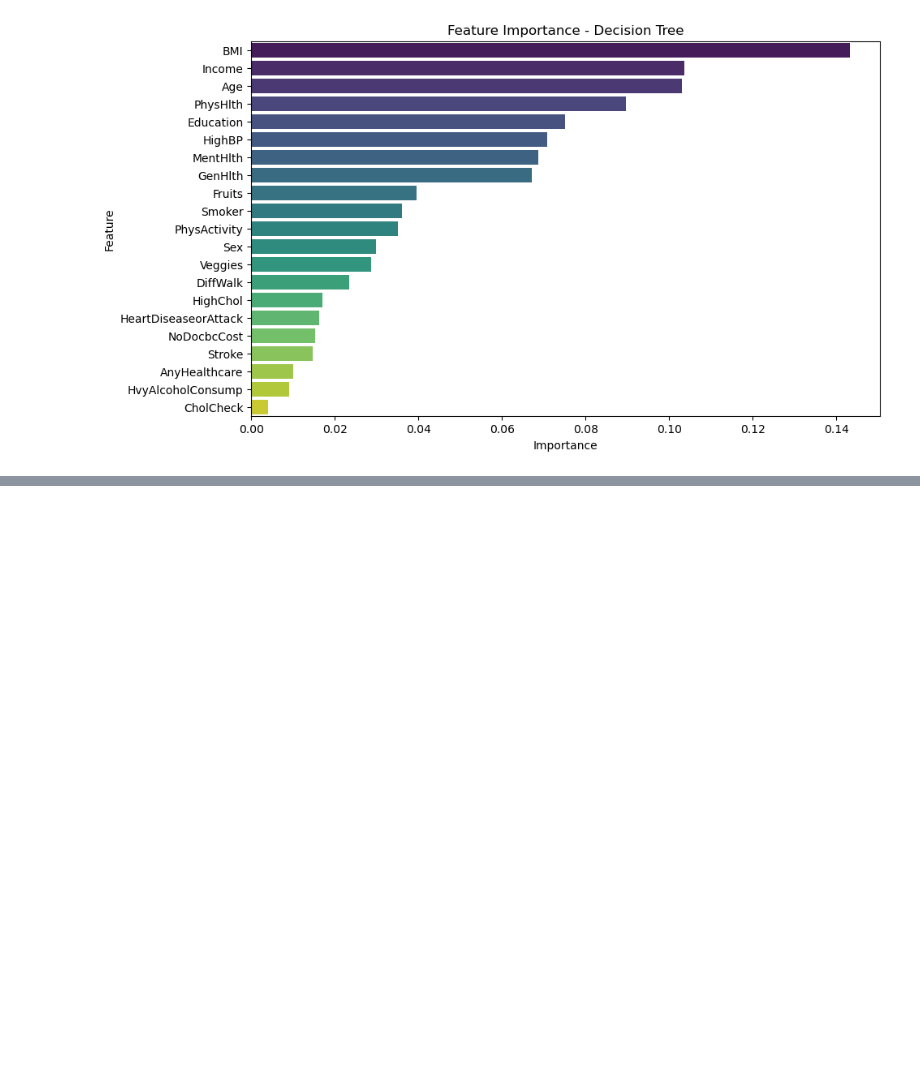
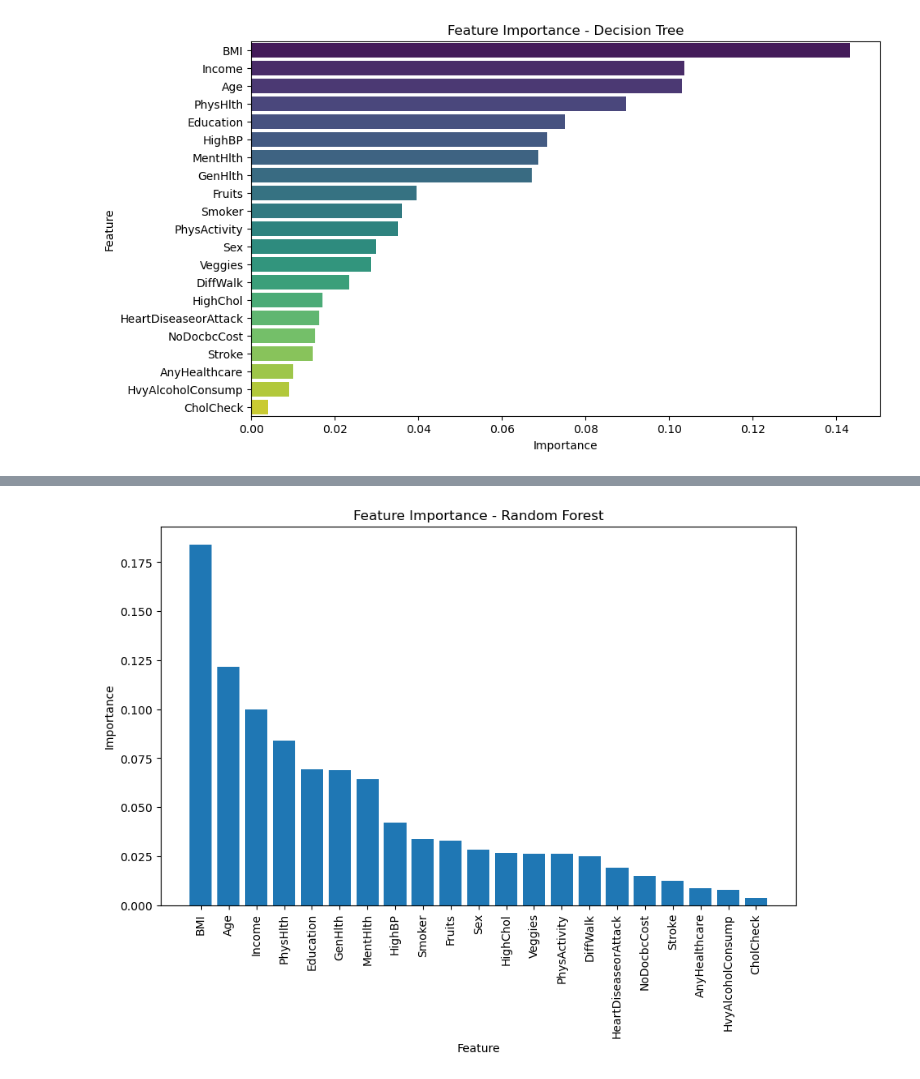
Before and after one commit to AshleyB1021/Project-4, a Jupyter notebook: Notebook/Diabetes Prediction-1.ipynb, the cells around one changed output, grey strips where cells are left out. Cells and saved outputs as stored; diff of their text form; code cells hidden in the pictures; blank space fills up the shorter version.

```diff
--- a/Diabetes Prediction-1.ipynb
+++ b/Notebook/Diabetes Prediction-1.ipynb
@@ -225,0 +353,25 @@ plt.show()
+# %%
+import numpy as np
+import matplotlib.pyplot as plt
+
+# Assuming X_train and y_train are your training features and target
+# Train a Random Forest classifier
+rf_model = RandomForestClassifier()
+rf_model.fit(X_train, y_train)
+
+# Get feature importances from the trained model
+feature_importances = rf_model.feature_importances_
+
+# Sort feature importances in descending order
+indices = np.argsort(feature_importances)[::-1]
+
+# Plot the feature importances
+plt.figure(figsize=(10, 6))
+plt.title("Feature Importance - Random Forest")
+plt.bar(range(X_train.shape[1]), feature_importances[indices], align="center")
+plt.xticks(range(X_train.shape[1]), X_train.columns[indices], rotation=90)
+plt.xlabel("Feature")
+plt.ylabel("Importance")
+plt.show()
+# %% [output]
+[figure, added]
```
Also changed, not shown: parts of 8 cells of this notebook, 2 other files.
